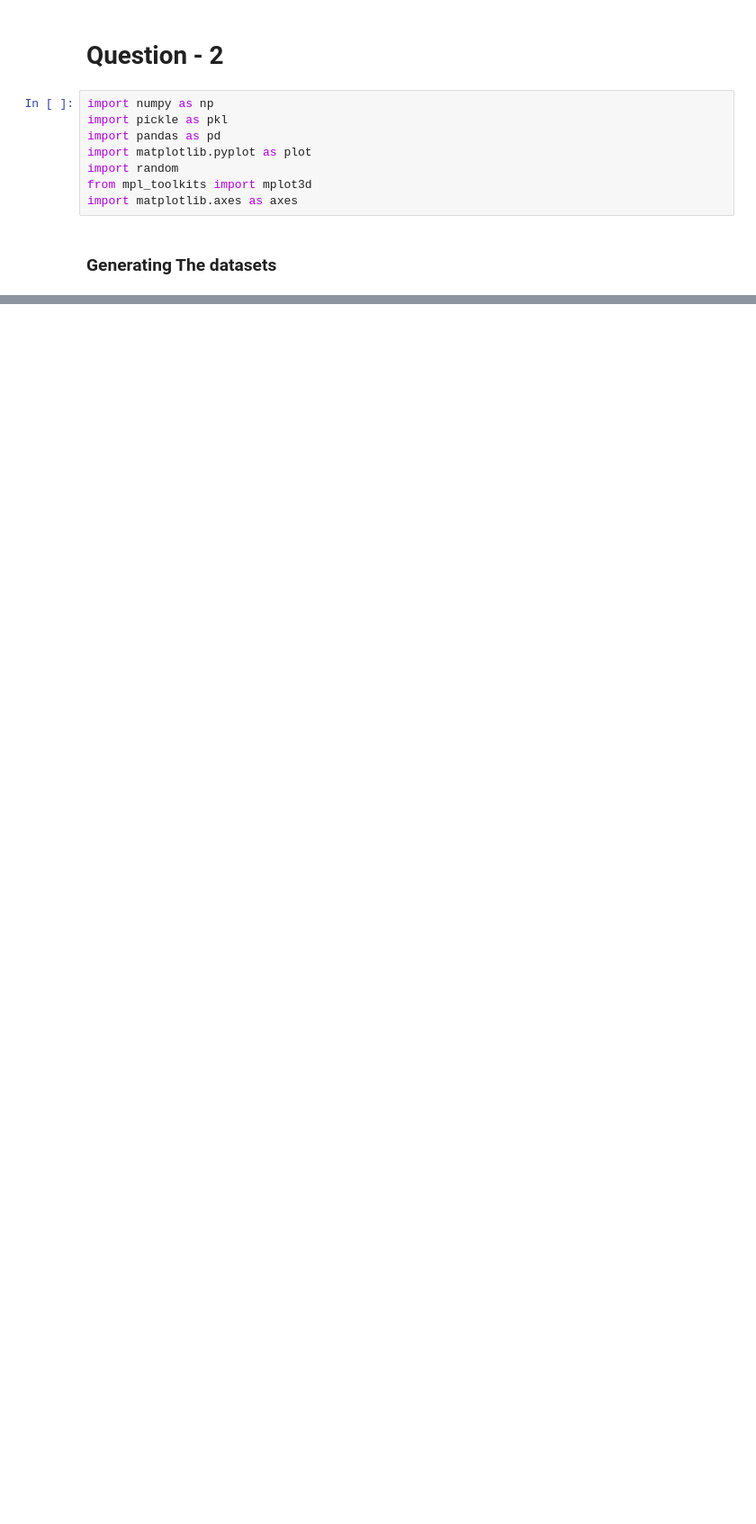
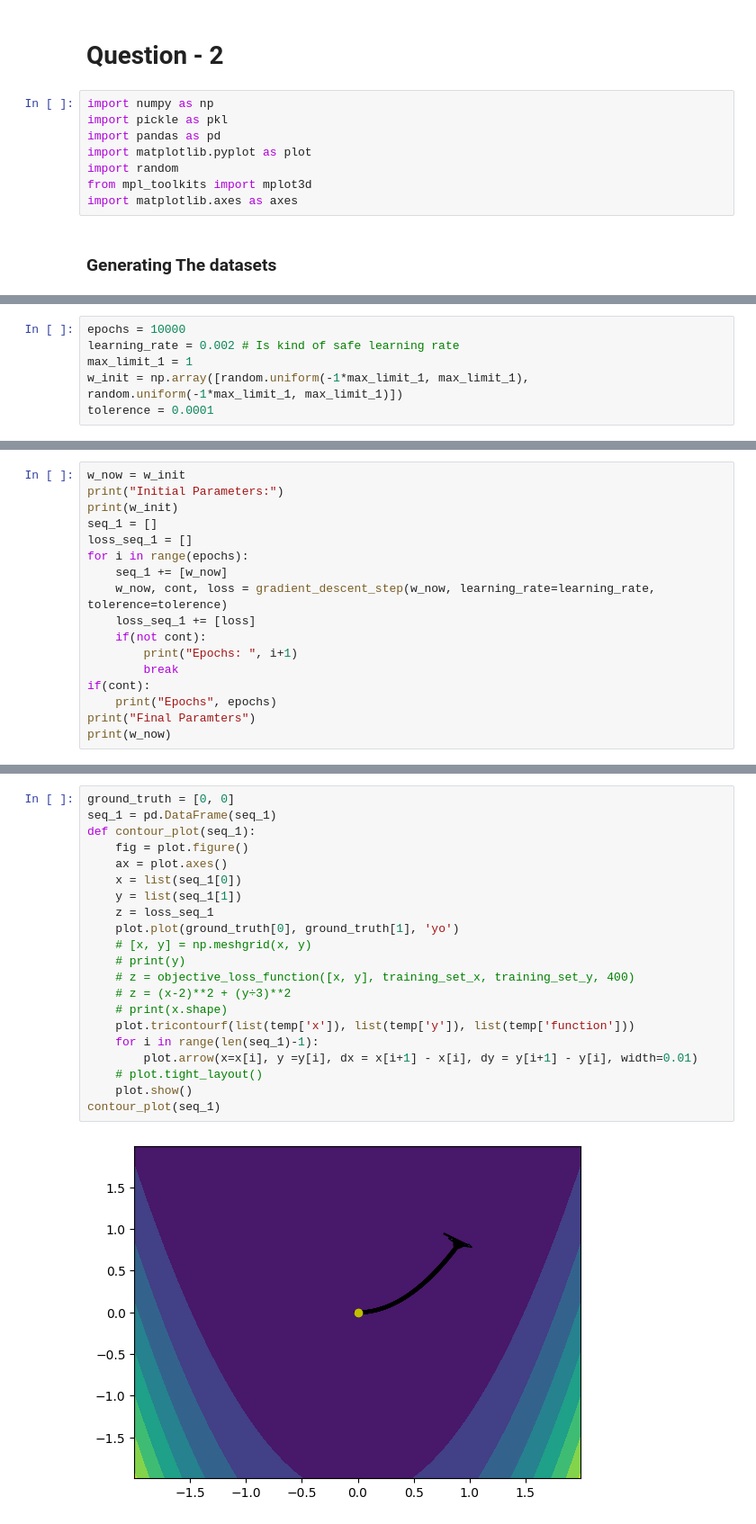
Before and after one commit to siddik11803-IIITH/Deep-Learning-Assignment-1, a Jupyter notebook: Question - 2/main.ipynb, the cells around one changed output, grey strips where cells are left out. Shown at 90% size. Saved outputs shown, nothing was run; the diff lists cells and outputs as text; blank space fills up the shorter version.

```diff
--- a/Question - 2/main.ipynb
+++ b/Question - 2/main.ipynb
@@ -106 +126,7 @@ plot.show()
+# %%
+epochs = 10000
+learning_rate = 0.002 # Is kind of safe learning rate
+max_limit_1 = 1
+w_init = np.array([random.uniform(-1*max_limit_1, max_limit_1), random.uniform(-1*max_limit_1, max_limit_1)])
+tolerence = 0.0001
 # %%
@@ -162,0 +148,17 @@ print(w_new)
+# %%
+w_now = w_init
+print("Initial Parameters:")
+print(w_init)
+seq_1 = []
+loss_seq_1 = []
+for i in range(epochs):
+    seq_1 += [w_now]
+    w_now, cont, loss = gradient_descent_step(w_now, learning_rate=learning_rate, tolerence=tolerence)
+    loss_seq_1 += [loss]
+    if(not cont):
+        print("Epochs: ", i+1)
+        break
+if(cont):
+    print("Epochs", epochs)
+print("Final Paramters")
+print(w_now)
@@ -162,0 +172,23 @@ print(w_new)
+# %%
+ground_truth = [0, 0]
+seq_1 = pd.DataFrame(seq_1)
+def contour_plot(seq_1):
+    fig = plot.figure()
+    ax = plot.axes()
+    x = list(seq_1[0])
+    y = list(seq_1[1])
+    z = loss_seq_1
+    plot.plot(ground_truth[0], ground_truth[1], 'yo')
+    # [x, y] = np.meshgrid(x, y)
+    # print(y)
+    # z = objective_loss_function([x, y], training_set_x, training_set_y, 400)
+    # z = (x-2)**2 + (y÷3)**2
+    # print(x.shape)
+    plot.tricontourf(list(temp['x']), list(temp['y']), list(temp['function']))
+    for i in range(len(seq_1)-1):
+        plot.arrow(x=x[i], y =y[i], dx = x[i+1] - x[i], dy = y[i+1] - y[i], width=0.01)
+    # plot.tight_layout()
+    plot.show()
+contour_plot(seq_1)
+# %% [output]
+[figure, added]
```
Also changed, not shown: parts of 17 cells of this notebook, 7 other files.
